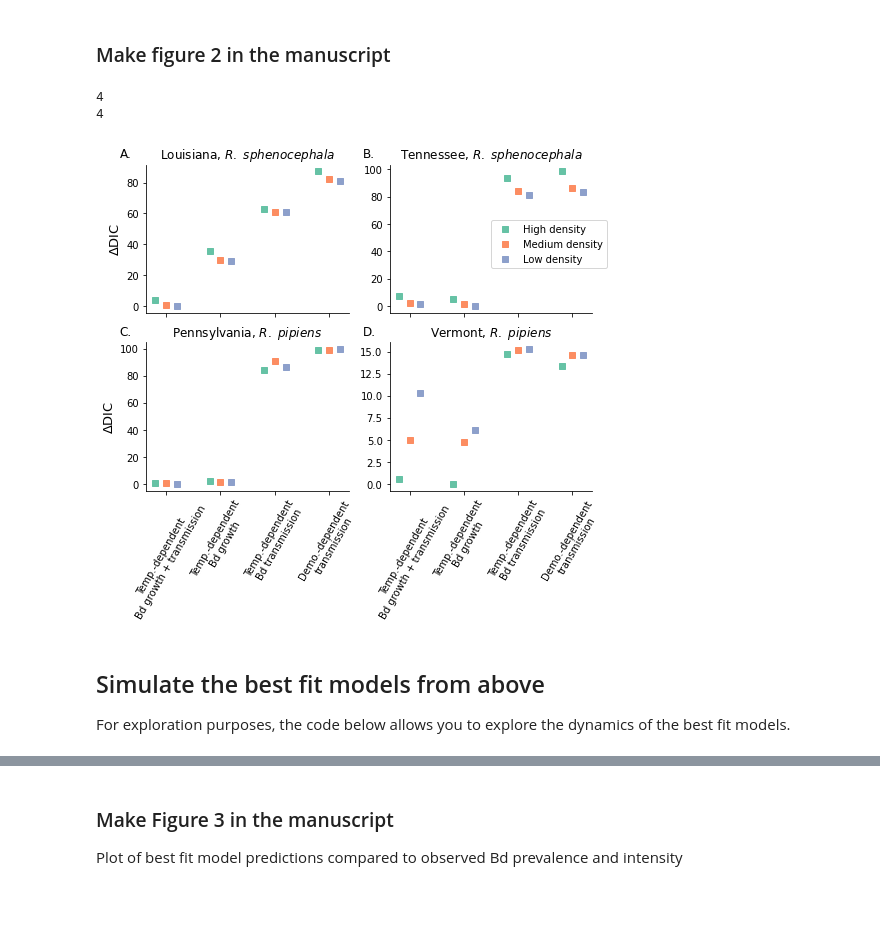
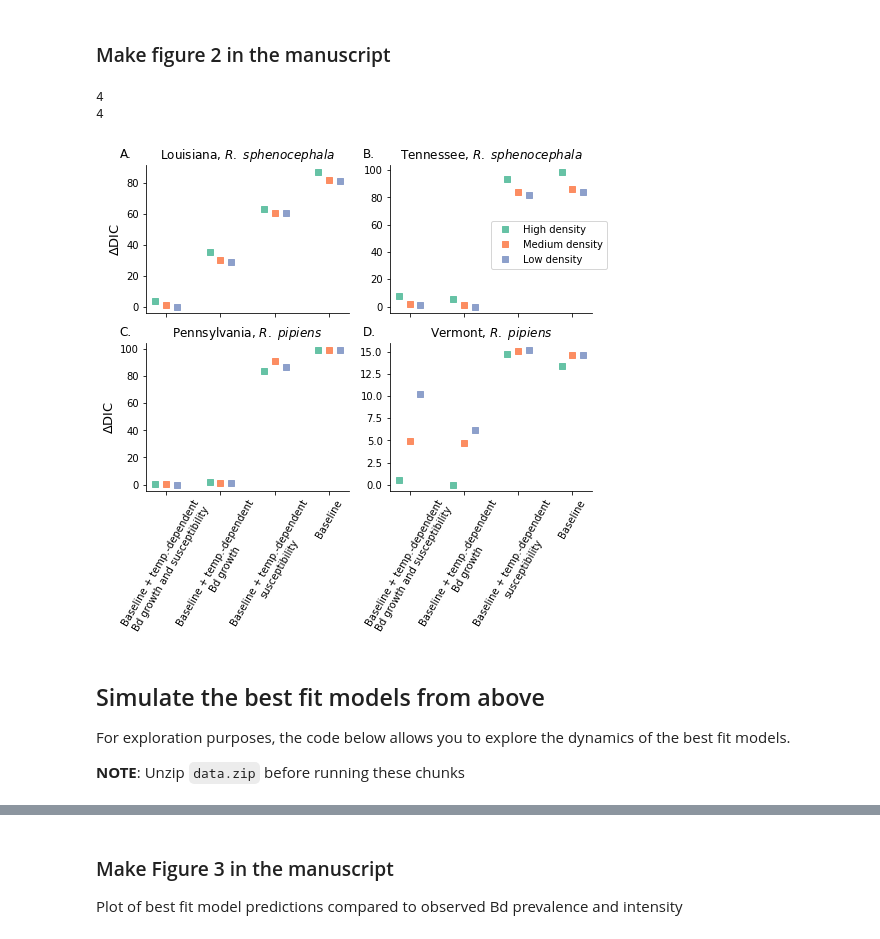
Before and after one commit to mqwilber/bd_seasonality, a Jupyter notebook: code/model_analysis.ipynb, the cells around one changed output, grey strips where cells are left out. Drawn from its saved outputs; the diff is of its cells as text; code cells hidden in the pictures; blank space fills up the shorter version.

Commit message:
Updated plots

```diff
--- a/code/model_analysis.ipynb
+++ b/code/model_analysis.ipynb
@@ -127,10 +129,10 @@ zpool_colors = ['#66c2a5','#fc8d62','#8da0cb']
 perturb = np.linspace(-0.2, 0.2, num=3)
 
 znames = ["High density", "Medium density", "Low density"] #['No external input', 'Constant external input', "Varying external input"]
-pretty_model_names = ['Temp.-dependent\nBd growth + transmission',
-                      'Temp.-dependent\nBd growth',
-                      'Temp.-dependent\nBd transmission',
-                      'Demo.-dependent\ntransmission']
+pretty_model_names = ['Baseline + temp.-dependent\nBd growth and susceptibility',
+                      'Baseline + temp.-dependent\nBd growth',
+                      'Baseline + temp.-dependent\nsusceptibility',
+                      'Baseline']
 
 state_lookup = {'LA': "Louisiana, $R.$ $sphenocephala$",
                 'PA': "Pennsylvania, $R.$ $pipiens$",
@@ -158,38 +160,40 @@ for i, site in enumerate(['LA', 'TN', 'PA', 'VT']):
 
             bp = 'beta_prior_'
             ext = "ext_"
 
             mdat = tdat.query("model_nm == '{0}' and beta_prior == '{2}' and K == '{1}' and external == '{3}'".format(m_nm, K, bp, ext))
             ax.plot([m + perturb[z]], mdat.DIC - minDIC, 's', color=zpool_colors[z])
 
     ax.set_title(state_lookup[site])
     ax.spines['right'].set_visible(False)
     ax.spines['top'].set_visible(False)
 
     if ax.is_last_row():
         print(len(model_names))
         ax.set_xticks(np.arange(len(model_names)))
         ax.set_xticklabels(pretty_model_names)
         ax.tick_params(axis='x', rotation=60)
 
     if ax.is_first_col():
         ax.set_ylabel(r"$\Delta$DIC", size=13)
 
     handles = [plt.Line2D([1], [1], marker='s', linestyle="", color=col, label=nm) for col, nm in zip(zpool_colors, znames)]
     if i == 1:
         ax.legend(loc=(0.5, 0.3), handles=handles)
 
     ax.text(-0.1, 1.05, letters[i], size=12, ha='center', transform=ax.transAxes)
 
 #fig.savefig("../results/plots/dic_plot.pdf", bbox_inches="tight")
 # %% [output]
 4
 4
-[figure, old version]
+[figure, new version]
 # %% [markdown]
 ## Simulate the best fit models from above
 
 For exploration purposes, the code below allows you to explore the dynamics of the best fit models.
+
+**NOTE**: Unzip `data.zip` before running these chunks
 # %%
 # Temperature ranges for states
 dod_dict = {"LA": (4, 30),
```
Also changed, not shown: parts of 3 cells of this notebook, 1 other file.
